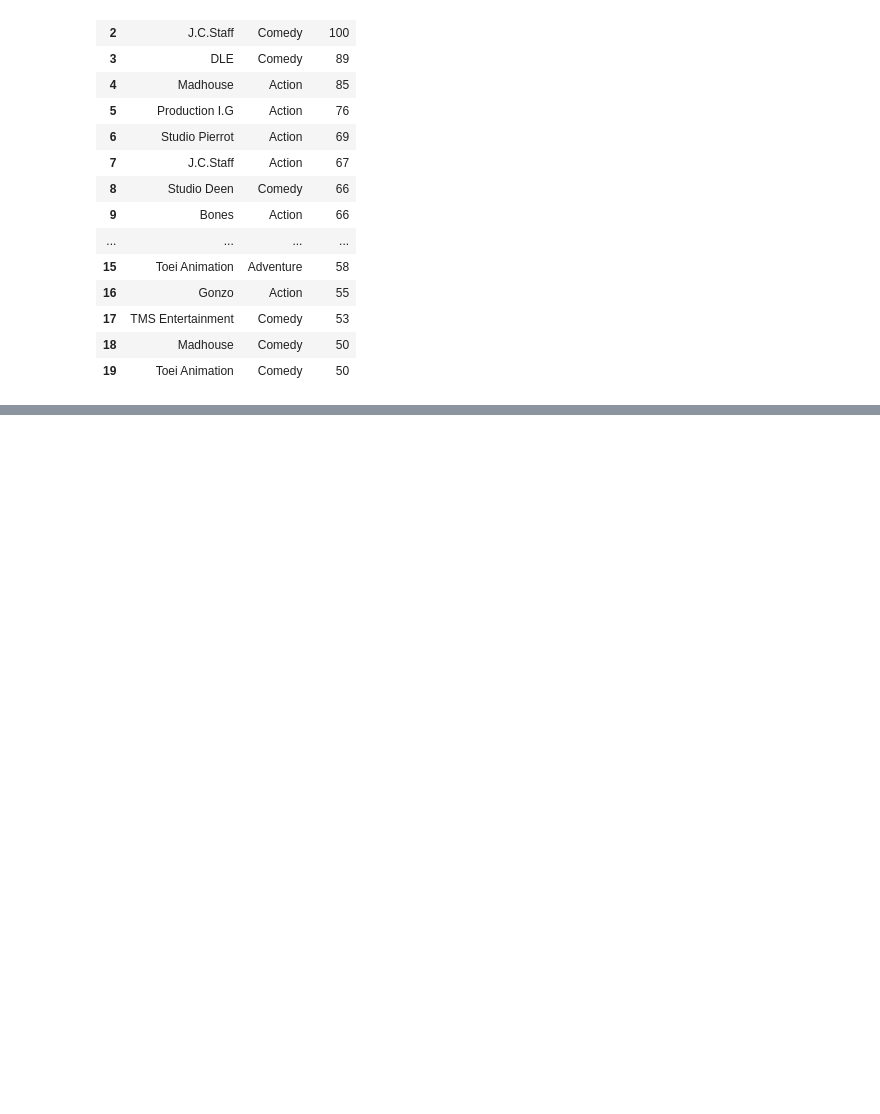
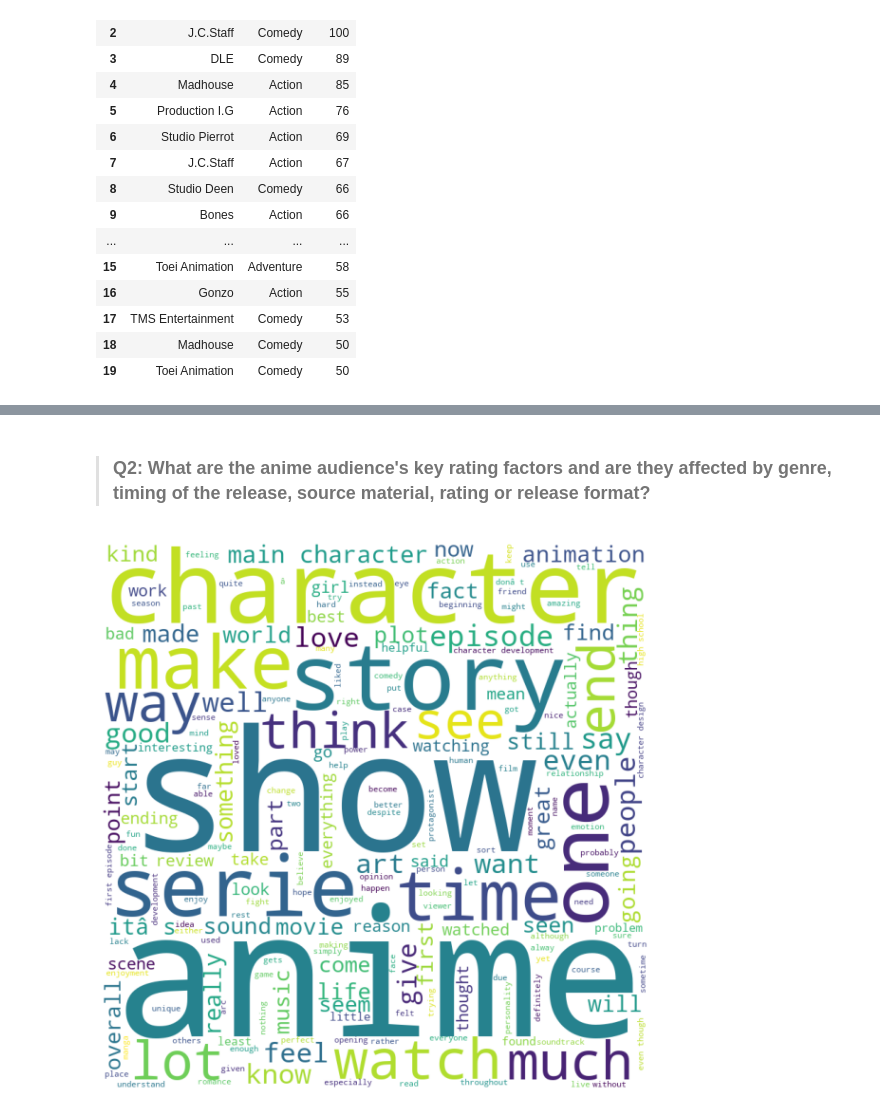
Before and after one commit to kurosakiaduma/mal_analysis, a Jupyter notebook: exploratory_part.ipynb, the cells around one changed output, grey strips where cells are left out. Drawn from its saved outputs; the diff is of its cells as text; code cells hidden in the pictures; blank space fills up the shorter version.

Commit message:
initial visualizations on user reviews

```diff
--- a/exploratory_part.ipynb
+++ b/exploratory_part.ipynb
@@ -309,0 +736,33 @@ studios_avgs.nlargest(10,'favorites')
+# %% [markdown]
+> ### **Q2: What are the anime audience's key rating factors and are they affected by genre, timing of the release, source material, rating or release format?**
+# %%
+comment_words= ''
+stopwords = set(STOPWORDS)
+for val in df_reviews.text:
+
+    # typecaste each val to string
+    val = str(val)
+
+    # split the value
+    tokens = val.split()
+
+    # Converts each token into lowercase
+    for i in range(len(tokens)):
+        tokens[i] = tokens[i].lower()
+
+    comment_words += " ".join(tokens)+" "2
+
+wordcloud = WordCloud(width = 800, height = 800,
+                background_color ='white',
+                stopwords = stopwords,
+                min_font_size = 10).generate(comment_words)
+
+# plot the WordCloud image
+plt.figure(figsize = (8, 8), facecolor = None)
+plt.imshow(wordcloud)
+plt.axis("off")
+plt.tight_layout(pad = 0)
+
+plt.show()
+# %% [output]
+[figure, added]
```
Also changed, not shown: parts of 58 cells of this notebook.
